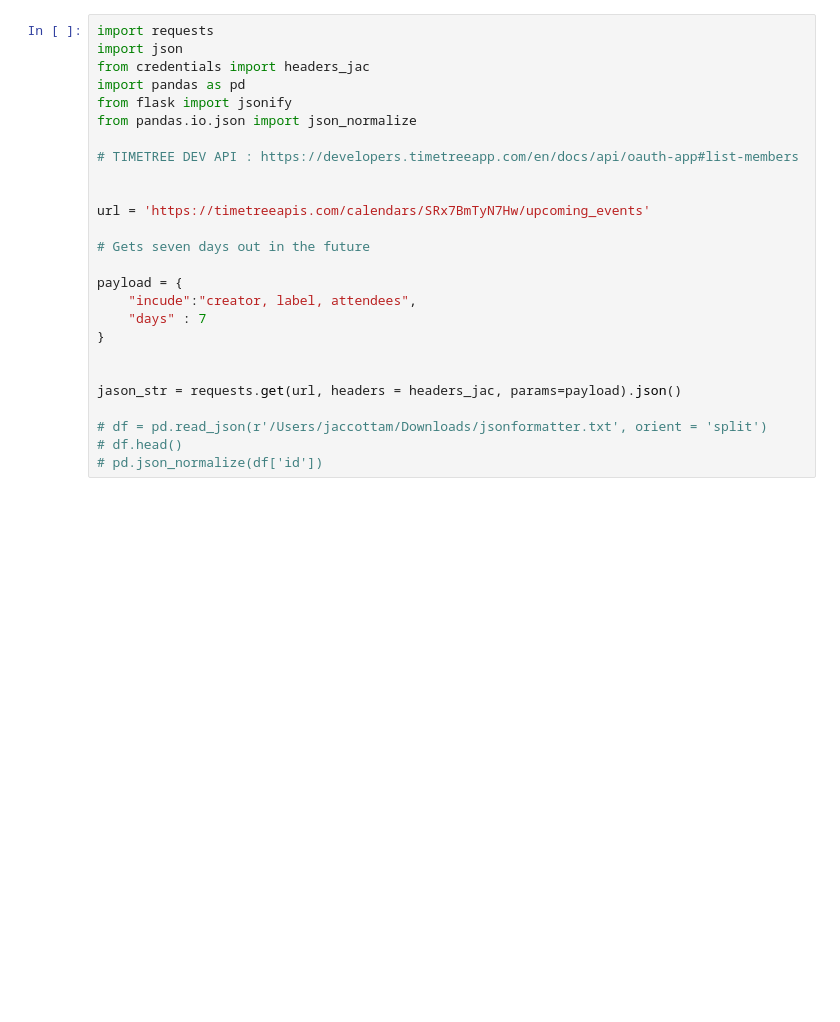
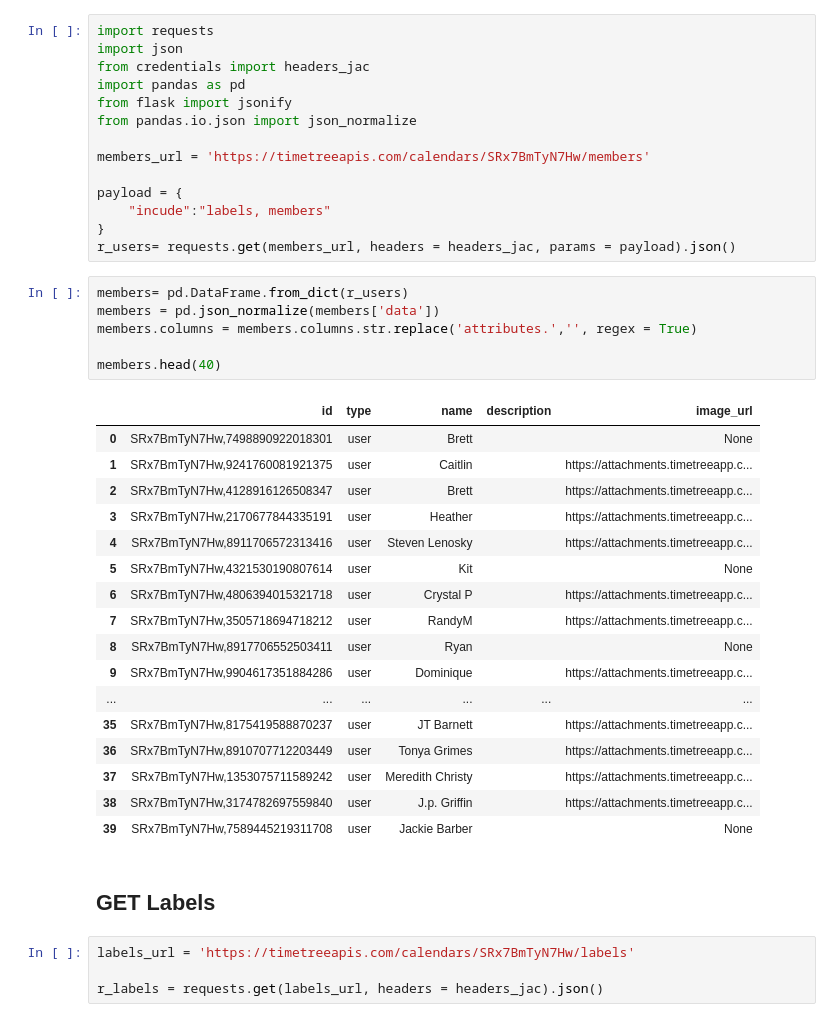
Before and after one commit to djpilot802/INTL, a Jupyter notebook: time_tree/timeree_requests.ipynb, the cells around one changed output. Drawn from its saved outputs; the diff is of its cells as text; blank space fills up the shorter version.

Commit message:
Consolidated API requests into one .ipynb file

```diff
--- a/time_tree/events.ipynb
+++ b/time_tree/timeree_requests.ipynb
@@ -6,21 +14,39 @@ import pandas as pd
 from flask import jsonify
 from pandas.io.json import json_normalize
 
-# TIMETREE DEV API : https://developers.timetreeapp.com/en/docs/api/oauth-app#list-members
-
-
-url = 'https://timetreeapis.com/calendars/SRx7BmTyN7Hw/upcoming_events'
-
-# Gets seven days out in the future
+members_url = 'https://timetreeapis.com/calendars/SRx7BmTyN7Hw/members'
 
 payload = {
-    "incude":"creator, label, attendees",
-    "days" : 7
+    "incude":"labels, members"
 }
-
-
-jason_str = requests.get(url, headers = headers_jac, params=payload).json()
-
-# df = pd.read_json(r'/Users/jaccottam/Downloads/jsonformatter.txt', orient = 'split')
-# df.head()
-# pd.json_normalize(df['id'])
+r_users= requests.get(members_url, headers = headers_jac, params = payload).json()
+# %%
+members= pd.DataFrame.from_dict(r_users)
+members = pd.json_normalize(members['data'])
+members.columns = members.columns.str.replace('attributes.','', regex = True)
+
+members.head(40)
+# %% [output]
+|  | id | type | name | description | image_url |
+| 0 | SRx7BmTyN7Hw,7498890922018301 | user | Brett |  | None |
+| 1 | SRx7BmTyN7Hw,9241760081921375 | user | Caitlin |  | https://attachments.timetreeapp.c... |
+| 2 | SRx7BmTyN7Hw,4128916126508347 | user | Brett |  | https://attachments.timetreeapp.c... |
+| 3 | SRx7BmTyN7Hw,2170677844335191 | user | Heather |  | https://attachments.timetreeapp.c... |
+| 4 | SRx7BmTyN7Hw,8911706572313416 | user | Steven Lenosky |  | https://attachments.timetreeapp.c... |
+| 5 | SRx7BmTyN7Hw,4321530190807614 | user | Kit |  | None |
+| 6 | SRx7BmTyN7Hw,4806394015321718 | user | Crystal P |  | https://attachments.timetreeapp.c... |
+| 7 | SRx7BmTyN7Hw,3505718694718212 | user | RandyM |  | https://attachments.timetreeapp.c... |
+| 8 | SRx7BmTyN7Hw,8917706552503411 | user | Ryan |  | None |
+| 9 | SRx7BmTyN7Hw,9904617351884286 | user | Dominique |  | https://attachments.timetreeapp.c... |
+| ... | ... | ... | ... | ... | ... |
+| 35 | SRx7BmTyN7Hw,8175419588870237 | user | JT Barnett |  | https://attachments.timetreeapp.c... |
+| 36 | SRx7BmTyN7Hw,8910707712203449 | user | Tonya Grimes |  | https://attachments.timetreeapp.c... |
+| 37 | SRx7BmTyN7Hw,1353075711589242 | user | Meredith Christy |  | https://attachments.timetreeapp.c... |
+| 38 | SRx7BmTyN7Hw,3174782697559840 | user | J.p. Griffin |  | https://attachments.timetreeapp.c... |
+| 39 | SRx7BmTyN7Hw,7589445219311708 | user | Jackie Barber |  | None |
+# %% [markdown]
+## GET Labels
+# %%
+labels_url = 'https://timetreeapis.com/calendars/SRx7BmTyN7Hw/labels'
+
+r_labels = requests.get(labels_url, headers = headers_jac).json()
```
Also changed, not shown: parts of 6 cells of this notebook, 2 other files.
